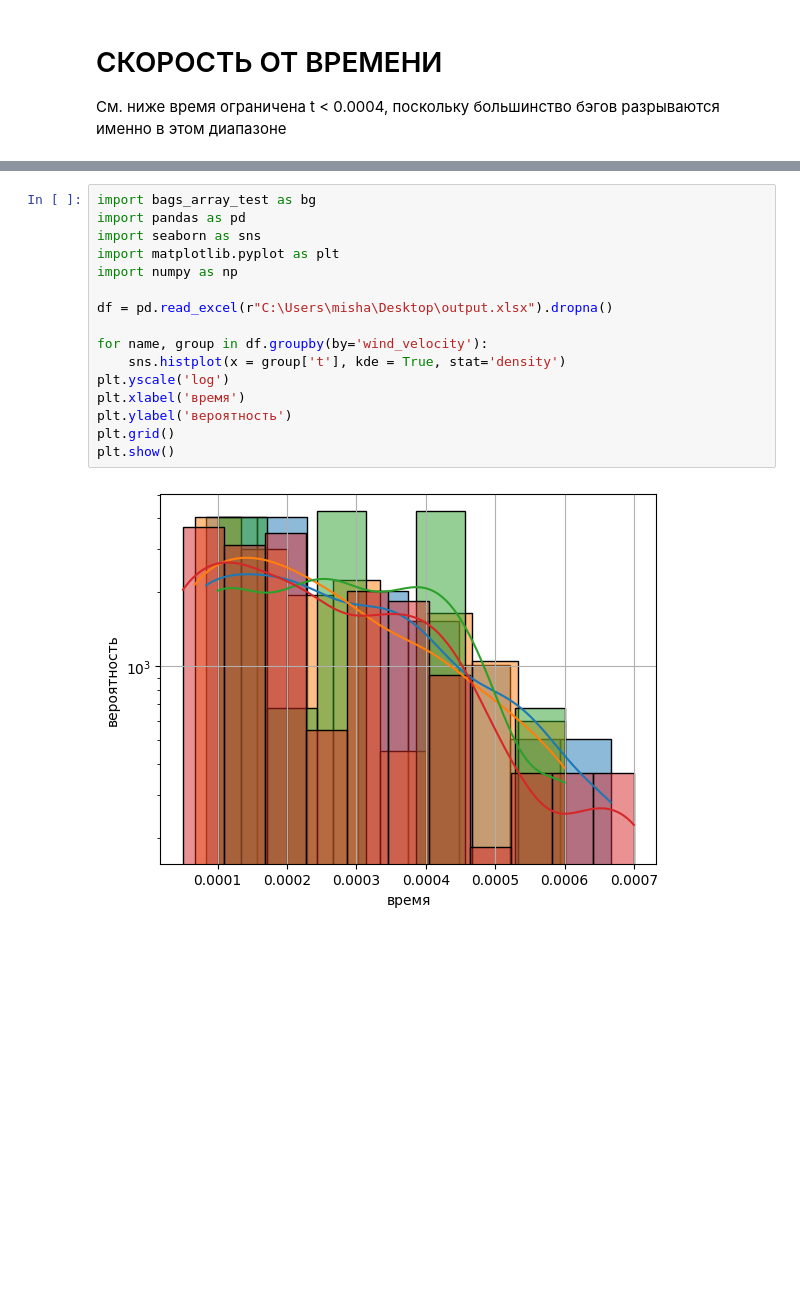
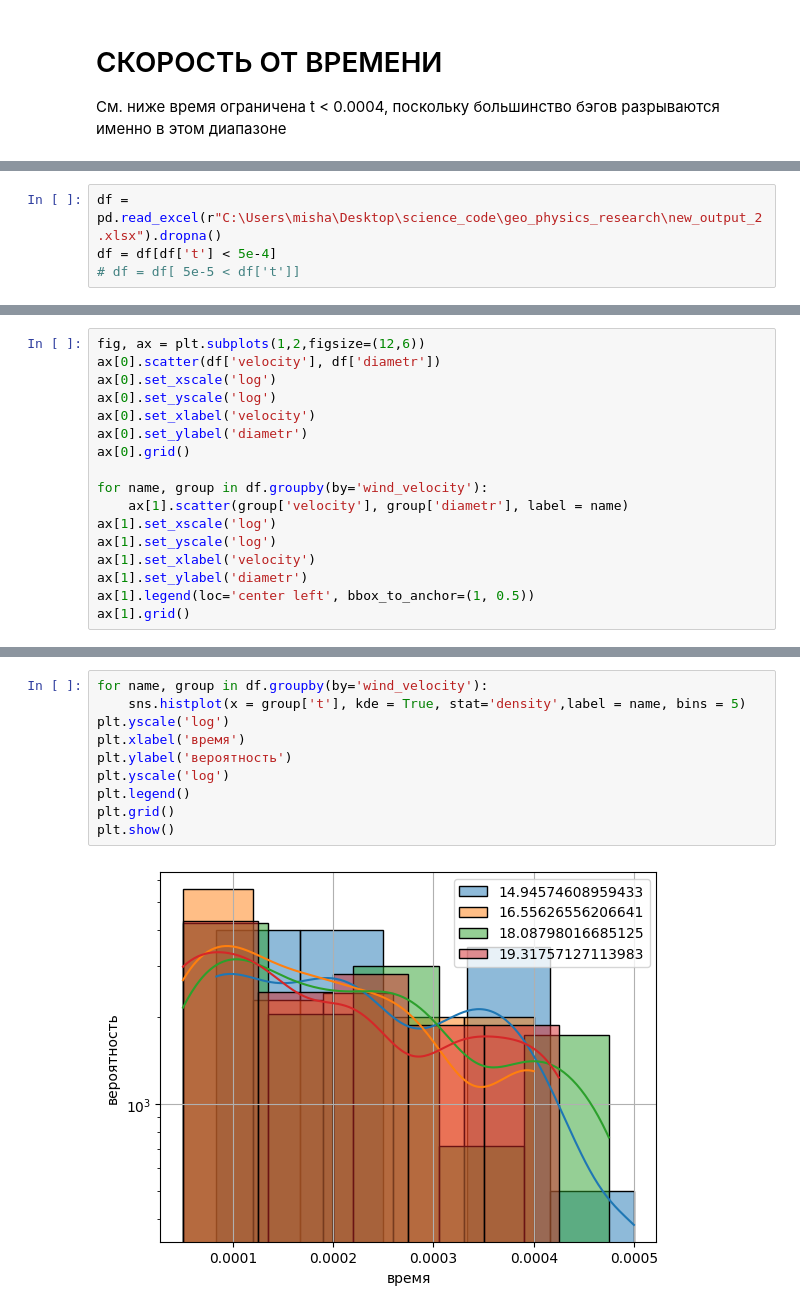
Before and after one commit to mikhailmVSHOPF/geo_physics_research, a Jupyter notebook: Science_Jupyter_Notebook.ipynb, the cells around one changed output, grey strips where cells are left out. Saved outputs shown, nothing was run; the diff lists cells and outputs as text; blank space fills up the shorter version.

```diff
--- a/Science_Jupyter_Notebook.ipynb
+++ b/Science_Jupyter_Notebook.ipynb
@@ -4 +13,5 @@
+# %%
+df = pd.read_excel(r"C:\Users\misha\Desktop\science_code\geo_physics_research\new_output_2.xlsx").dropna()
+df = df[df['t'] < 5e-4]
+# df = df[ 5e-5 < df['t']]
 # %%
@@ -35,0 +36,17 @@ coefficients
+# %%
+fig, ax = plt.subplots(1,2,figsize=(12,6))
+ax[0].scatter(df['velocity'], df['diametr'])
+ax[0].set_xscale('log')
+ax[0].set_yscale('log')
+ax[0].set_xlabel('velocity')
+ax[0].set_ylabel('diametr')
+ax[0].grid()
+
+for name, group in df.groupby(by='wind_velocity'):
+    ax[1].scatter(group['velocity'], group['diametr'], label = name)
+ax[1].set_xscale('log')
+ax[1].set_yscale('log')
+ax[1].set_xlabel('velocity')
+ax[1].set_ylabel('diametr')
+ax[1].legend(loc='center left', bbox_to_anchor=(1, 0.5))
+ax[1].grid()
@@ -36,18 +55,12 @@ coefficients
 # %%
-import bags_array_test as bg
-import pandas as pd
-import seaborn as sns
-import matplotlib.pyplot as plt
-import numpy as np
-
-df = pd.read_excel(r"C:\Users\misha\Desktop\output.xlsx").dropna()
-
 for name, group in df.groupby(by='wind_velocity'):
-    sns.histplot(x = group['t'], kde = True, stat='density')
+    sns.histplot(x = group['t'], kde = True, stat='density',label = name, bins = 5)
 plt.yscale('log')
 plt.xlabel('время')
 plt.ylabel('вероятность')
+plt.yscale('log')
+plt.legend()
 plt.grid()
 plt.show()
 # %% [output]
-[figure, old version]
+[figure, new version]
```
Also changed, not shown: parts of 10 cells of this notebook, 5 other files.
